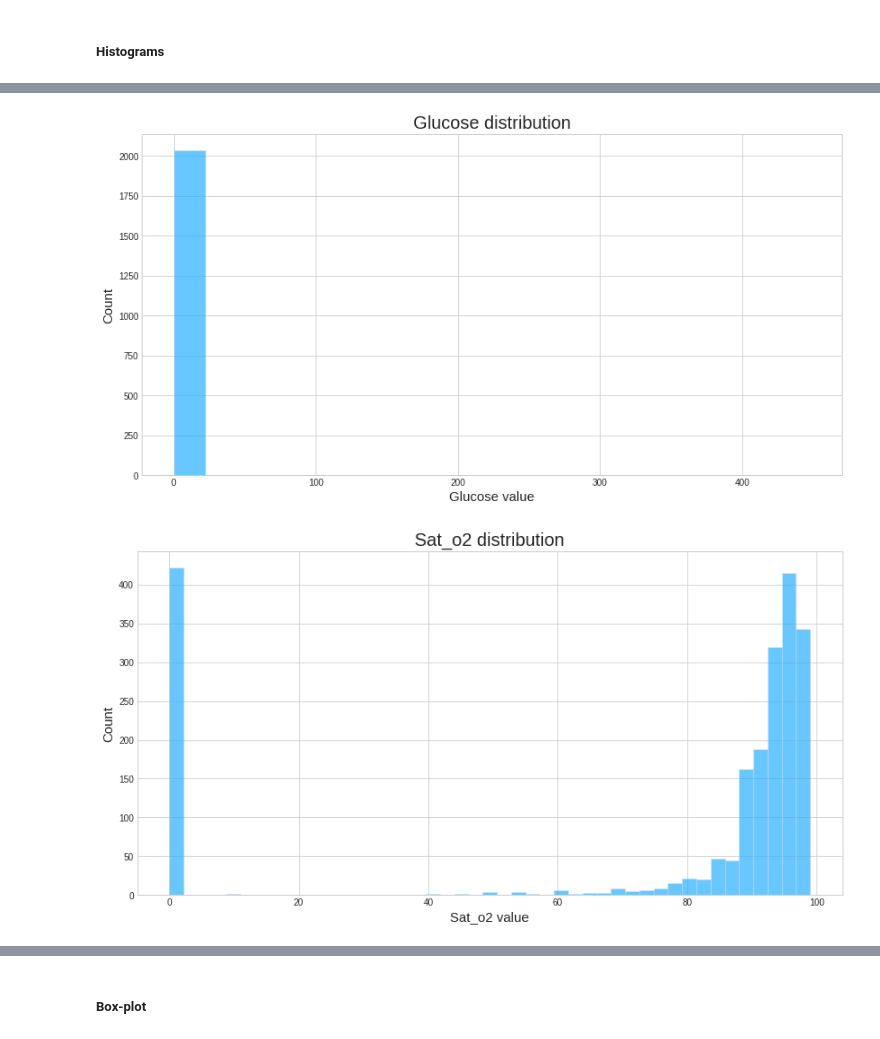
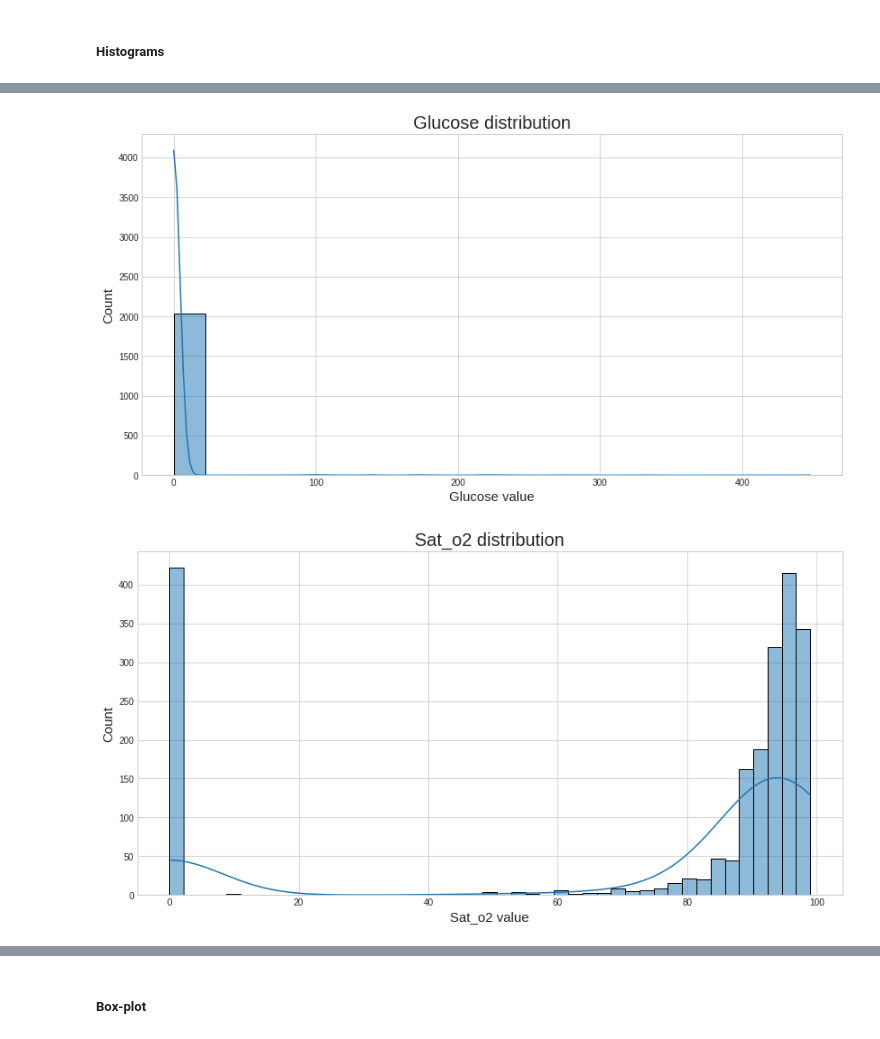
Before and after one commit to lesmesrafa/covid19-analytics, a Jupyter notebook: main_code.ipynb, the cells around one changed output, grey strips where cells are left out. Drawn from its saved outputs; the diff is of its cells as text; code cells hidden in the pictures.

```diff
--- a/main_code.ipynb
+++ b/main_code.ipynb
@@ -407,7 +501,6 @@ plt.show()
 # %%
 plt.figure(figsize=(14,7))
-plt.style.use('seaborn-whitegrid')
-plt.hist(df["days_icu"], bins=len(df["days_icu"].unique()), facecolor='#2ab0ff', edgecolor='#e0e0e0', linewidth=0.5, alpha=0.7)
+sns.histplot(data=df_preprocessed["days_icu"], bins=len(df_preprocessed["days_icu"].unique()), kde=True)
 plt.title('Days_icu distribution', fontsize=20)
 plt.xlabel('Days_icu value', fontsize=15)
 plt.ylabel('Count', fontsize=15)
@@ -417,7 +510,6 @@ plt.show()
 # %%
 plt.figure(figsize=(14,7))
-plt.style.use('seaborn-whitegrid')
-plt.hist(df["temp"], bins=len(df["temp"].unique()), facecolor='#2ab0ff', edgecolor='#e0e0e0', linewidth=0.5, alpha=0.7)
+sns.histplot(data=df_preprocessed["temp"], bins=len(df_preprocessed["temp"].unique()), kde=True)
 plt.title('Temp distribution', fontsize=20)
 plt.xlabel('Temp value', fontsize=15)
 plt.ylabel('Count', fontsize=15)
@@ -427,7 +519,6 @@ plt.show()
 # %%
 plt.figure(figsize=(14,7))
-plt.style.use('seaborn-whitegrid')
-plt.hist(df["heart_rate"], bins=len(df["heart_rate"].unique()), facecolor='#2ab0ff', edgecolor='#e0e0e0', linewidth=0.5, alpha=0.7)
+sns.histplot(data=df_preprocessed["heart_rate"], bins=len(df_preprocessed["heart_rate"].unique()), kde=True)
 plt.title('Heart_rate distribution', fontsize=20)
 plt.xlabel('Heart_rate value', fontsize=15)
 plt.ylabel('Count', fontsize=15)
@@ -437,22 +528,20 @@ plt.show()
 # %%
 plt.figure(figsize=(14,7))
-plt.style.use('seaborn-whitegrid')
-plt.hist(df["glucose"], bins=len(df["glucose"].unique()), facecolor='#2ab0ff', edgecolor='#e0e0e0', linewidth=0.5, alpha=0.7)
+sns.histplot(data=df_preprocessed["glucose"], bins=len(df_preprocessed["glucose"].unique()), kde=True)
 plt.title('Glucose distribution', fontsize=20)
 plt.xlabel('Glucose value', fontsize=15)
 plt.ylabel('Count', fontsize=15)
 plt.show()
 # %% [output]
-[figure, old version]
+[figure, new version]
 # %%
 plt.figure(figsize=(14,7))
-plt.style.use('seaborn-whitegrid')
-plt.hist(df["sat_o2"], bins=len(df["sat_o2"].unique()), facecolor='#2ab0ff', edgecolor='#e0e0e0', linewidth=0.5, alpha=0.7)
+sns.histplot(data=df_preprocessed["sat_o2"], bins=len(df_preprocessed["sat_o2"].unique()), kde=True)
 plt.title('Sat_o2 distribution', fontsize=20)
 plt.xlabel('Sat_o2 value', fontsize=15)
 plt.ylabel('Count', fontsize=15)
 plt.show()
 # %% [output]
-[figure, old version]
+[figure, new version]
 # %%
 plt.figure(figsize=(14,7))
```
Also changed, not shown: parts of 83 cells of this notebook.
